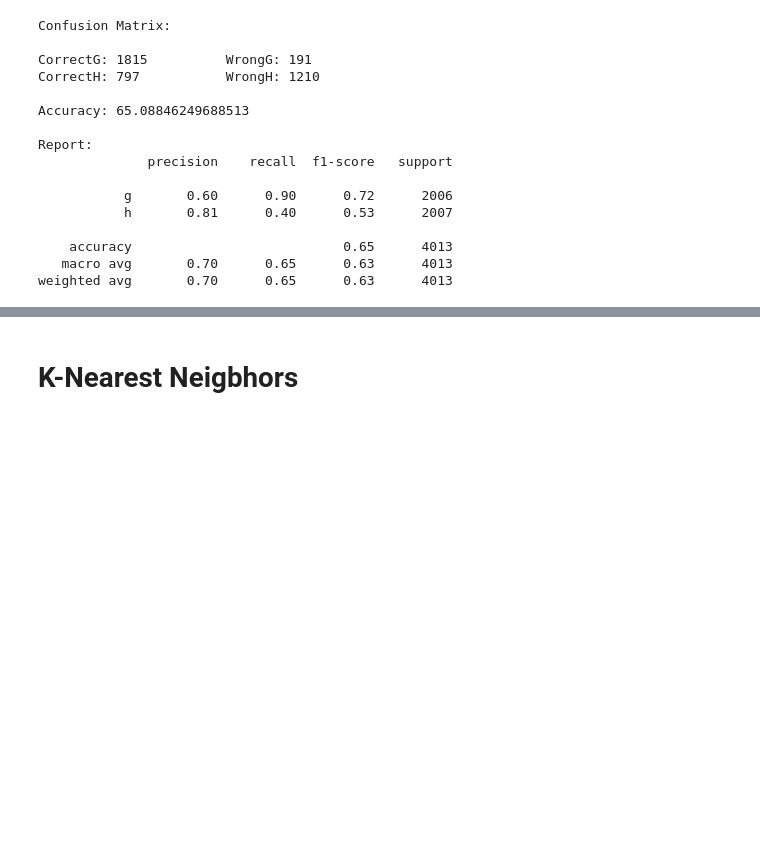
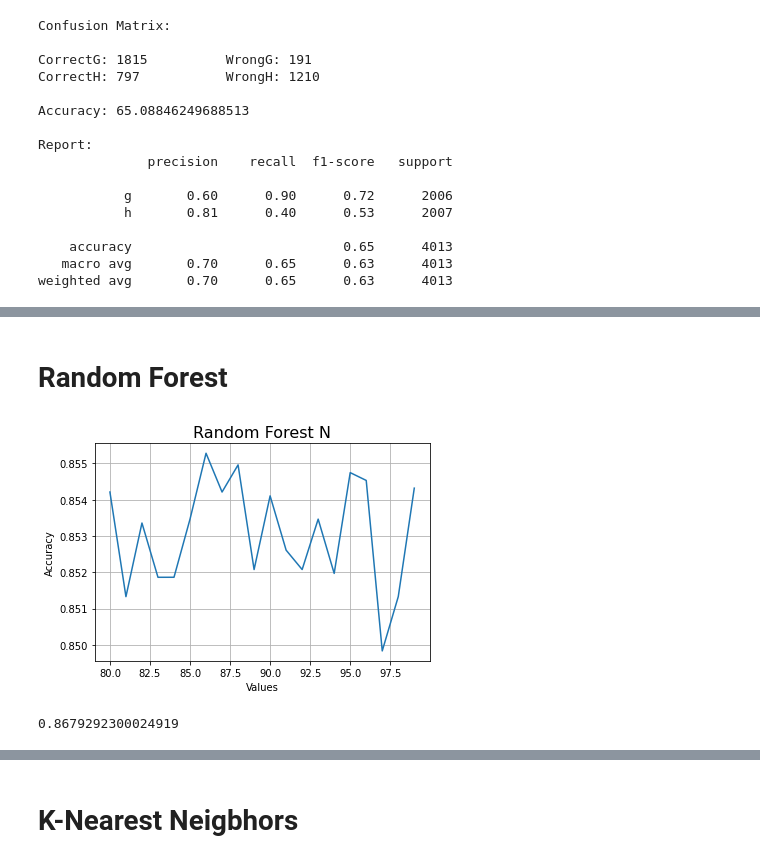
Before and after one commit to faress-136/ML-Classification, a Jupyter notebook: MLClassifcation.ipynb, the cells around one changed output, grey strips where cells are left out. Cells and saved outputs as stored; diff of their text form; code cells hidden in the pictures; blank space fills up the shorter version.

```diff
--- a/MLClassifcation.ipynb
+++ b/MLClassifcation.ipynb
@@ -279,0 +285,2 @@ weighted avg       0.70      0.65      0.63      4013
+# %% [markdown]
+# **Random Forest**
@@ -279,0 +302,24 @@ weighted avg       0.70      0.65      0.63      4013
+# %%
+n_scores = []
+skf = StratifiedKFold(n_splits=7)
+n_range = range(80, 100)  #64 to 128
+for n in range(80,100):
+ clf = ensemble.RandomForestClassifier(n_estimators=n)
+ scores = cross_val_score(clf, X_train, y_train, cv=skf, scoring='accuracy')
+ n_scores.append(scores.mean())
+
+pyplot.title("Random Forest N", fontsize='16')
+pyplot.plot(n_range, n_scores)
+pyplot.xlabel("Values")
+pyplot.ylabel("Accuracy")
+pyplot.grid()
+pyplot.show()
+# %% [output]
+[figure, added]
+# %%
+Forest_model = ensemble.RandomForestClassifier(n_estimators= 86)
+Forest_model.fit(X_train , y_train)
+y_predict3 = Forest_model.predict(X_test)
+Forest_model.score(X_test, y_test)
+# %% [output]
+0.8679292300024919
```
Also changed, not shown: parts of 31 cells of this notebook.
